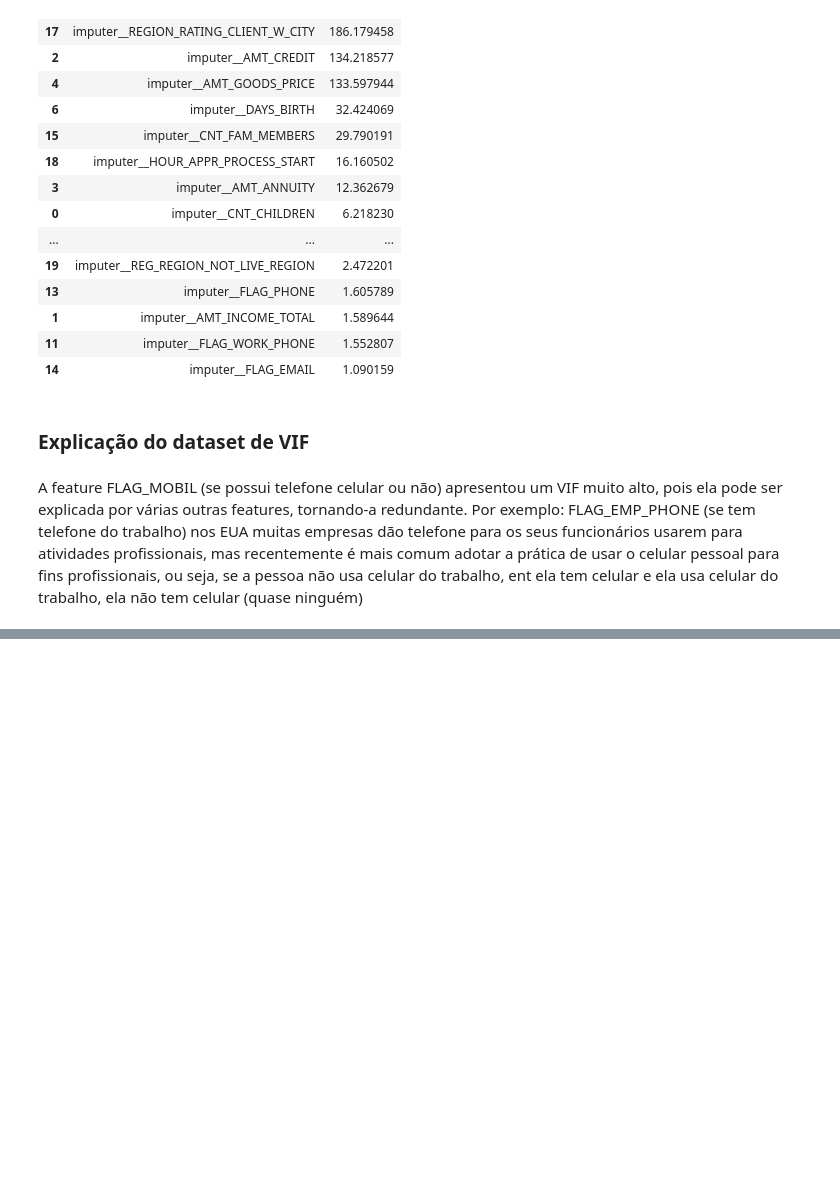
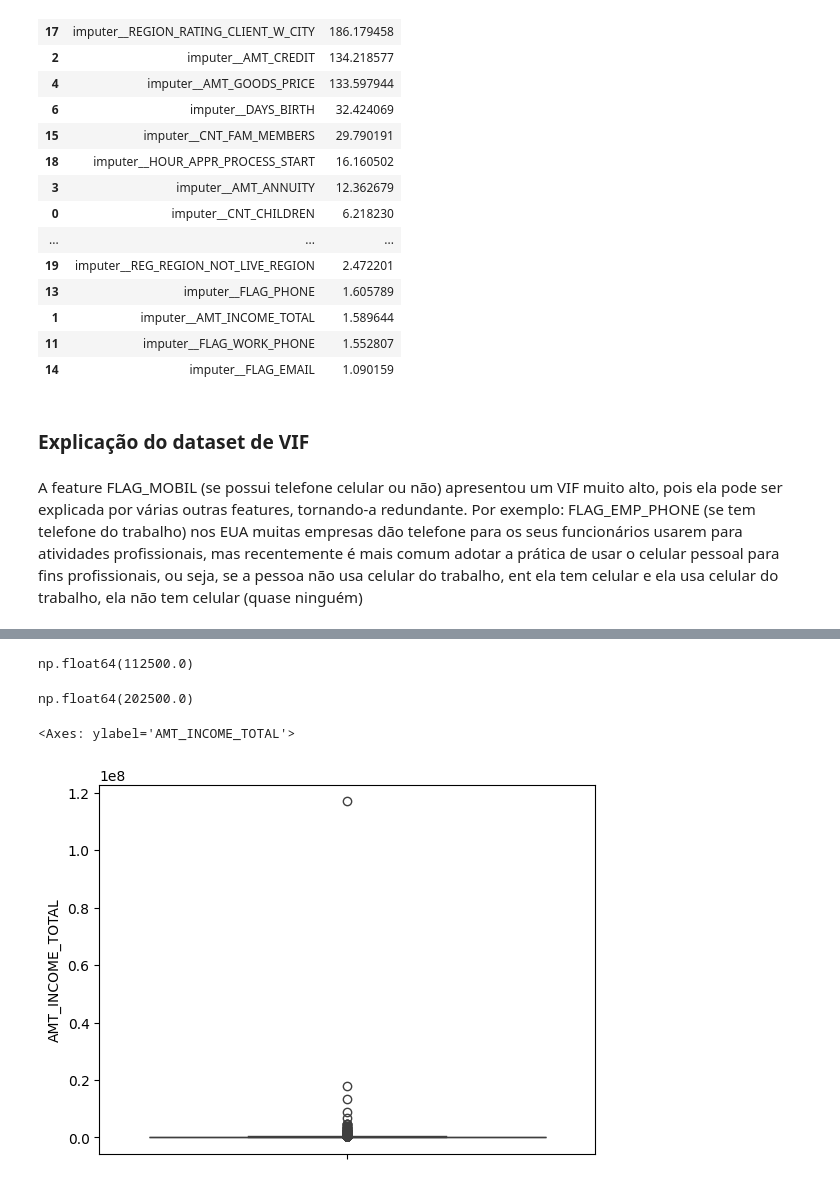
Before and after one commit to Pablo-Sant/project_credit_risk, a Jupyter notebook: notebooks/01-eda_application.ipynb, the cells around one changed output, grey strips where cells are left out. Cells and saved outputs as stored; diff of their text form; code cells hidden in the pictures; blank space fills up the shorter version.

Commit message:
Respondendo perguntas de negócio sobre renda total, renda per-capta e parcelas

```diff
--- a/notebooks/01-eda_application.ipynb
+++ b/notebooks/01-eda_application.ipynb
@@ -853,0 +923,13 @@ A feature FLAG_MOBIL (se possui telefone celular ou não) apresentou um VIF muit
+# %%
+dataset['AMT_INCOME_TOTAL'].quantile(0.25)
+# %% [output]
+np.float64(112500.0)
+# %%
+dataset['AMT_INCOME_TOTAL'].quantile(0.75)
+# %% [output]
+np.float64(202500.0)
+# %%
+sns.boxplot(data=dataset, y='AMT_INCOME_TOTAL')
+# %% [output]
+<Axes: ylabel='AMT_INCOME_TOTAL'>
+[figure, added]
```
Also changed, not shown: parts of 63 cells of this notebook.
